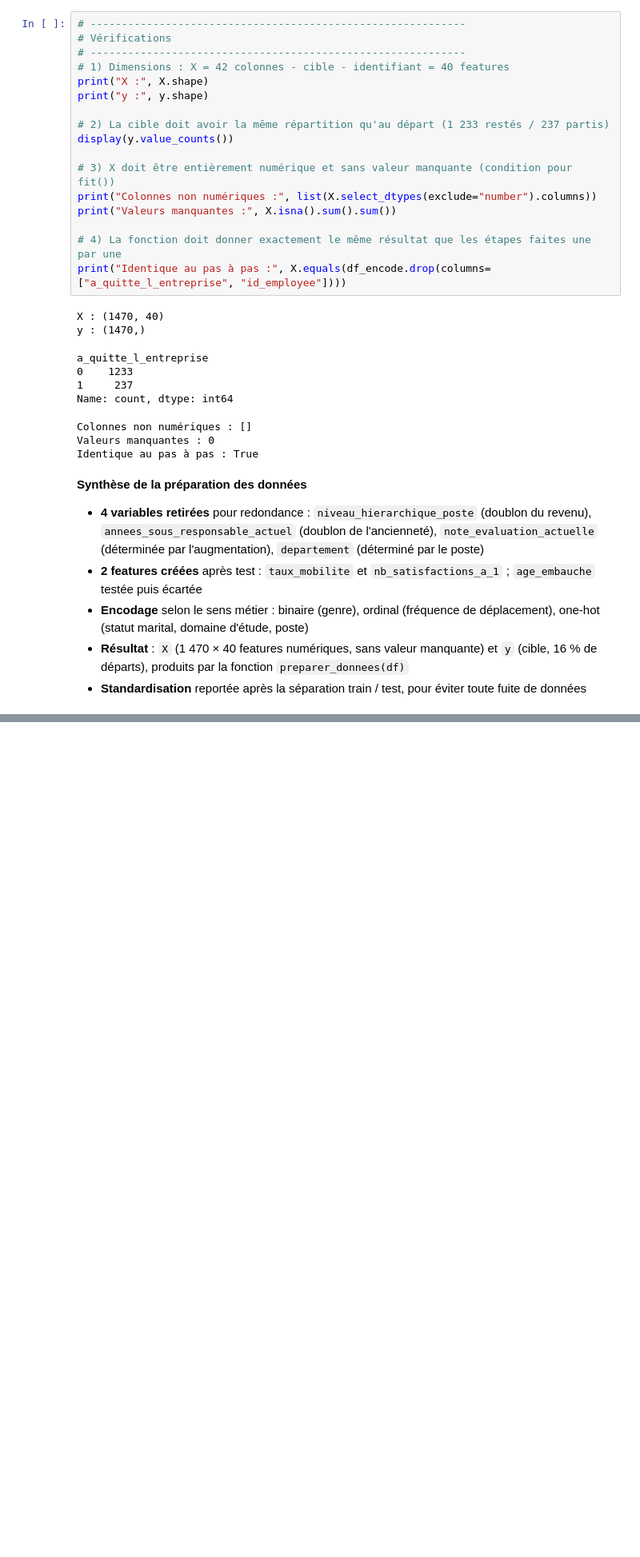
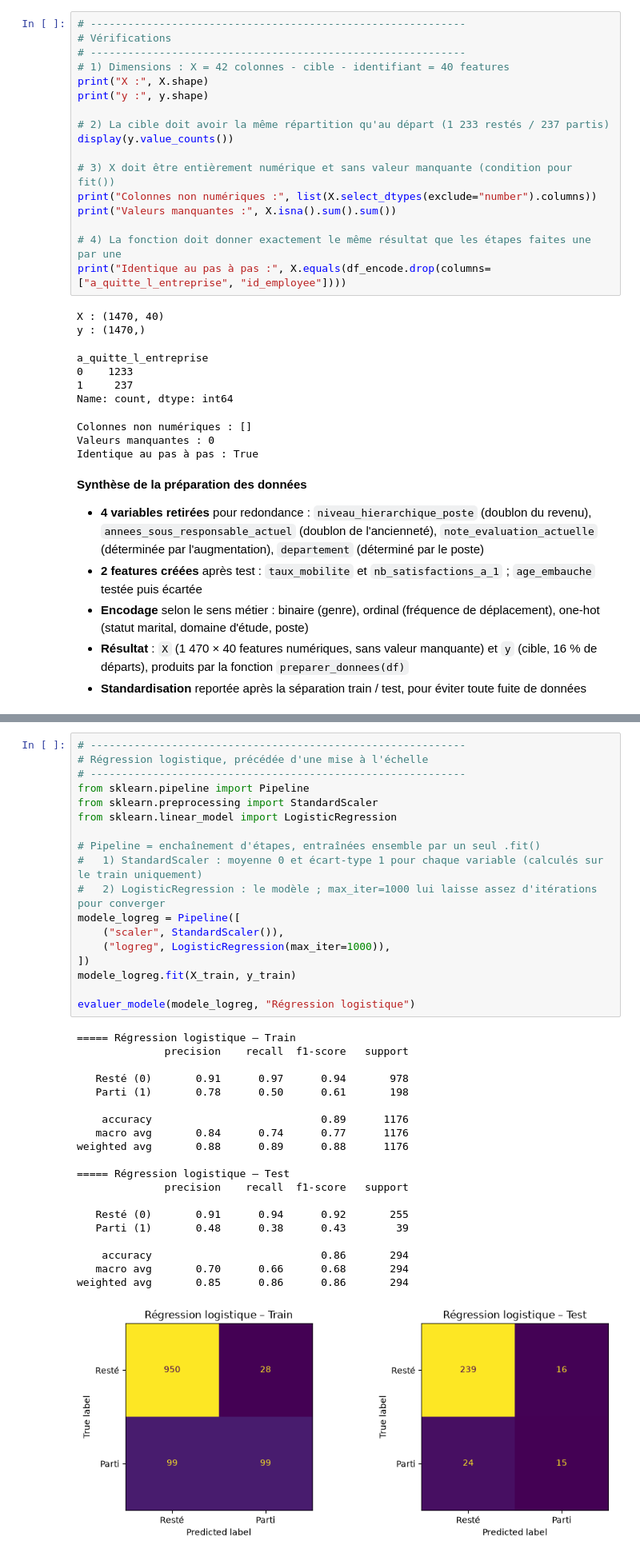
Before and after one commit to youdontknowmu/Projet4, a Jupyter notebook: 01_exploration.ipynb, the cells around one changed output, grey strips where cells are left out. Shown at 80% size. Drawn from its saved outputs; the diff is of its cells as text; blank space fills up the shorter version.

```diff
--- a/01_exploration.ipynb
+++ b/01_exploration.ipynb
@@ -1321,0 +1434,39 @@ Identique au pas à pas : True
+# %%
+# ------------------------------------------------------------
+# Régression logistique, précédée d'une mise à l'échelle
+# ------------------------------------------------------------
+from sklearn.pipeline import Pipeline
+from sklearn.preprocessing import StandardScaler
+from sklearn.linear_model import LogisticRegression
+
+# Pipeline = enchaînement d'étapes, entraînées ensemble par un seul .fit()
+#   1) StandardScaler : moyenne 0 et écart-type 1 pour chaque variable (calculés sur le train uniquement)
+#   2) LogisticRegression : le modèle ; max_iter=1000 lui laisse assez d'itérations pour converger
+modele_logreg = Pipeline([
+    ("scaler", StandardScaler()),
+    ("logreg", LogisticRegression(max_iter=1000)),
+])
+modele_logreg.fit(X_train, y_train)
+
+evaluer_modele(modele_logreg, "Régression logistique")
+# %% [output]
+===== Régression logistique – Train
+              precision    recall  f1-score   support
+
+   Resté (0)       0.91      0.97      0.94       978
+   Parti (1)       0.78      0.50      0.61       198
+
+    accuracy                           0.89      1176
+   macro avg       0.84      0.74      0.77      1176
+weighted avg       0.88      0.89      0.88      1176
+
+===== Régression logistique – Test
+              precision    recall  f1-score   support
+
+   Resté (0)       0.91      0.94      0.92       255
+   Parti (1)       0.48      0.38      0.43        39
+
+    accuracy                           0.86       294
+   macro avg       0.70      0.66      0.68       294
+weighted avg       0.85      0.86      0.86       294
+[figure, added]
```
Also changed, not shown: parts of 88 cells of this notebook, 2 other files.
